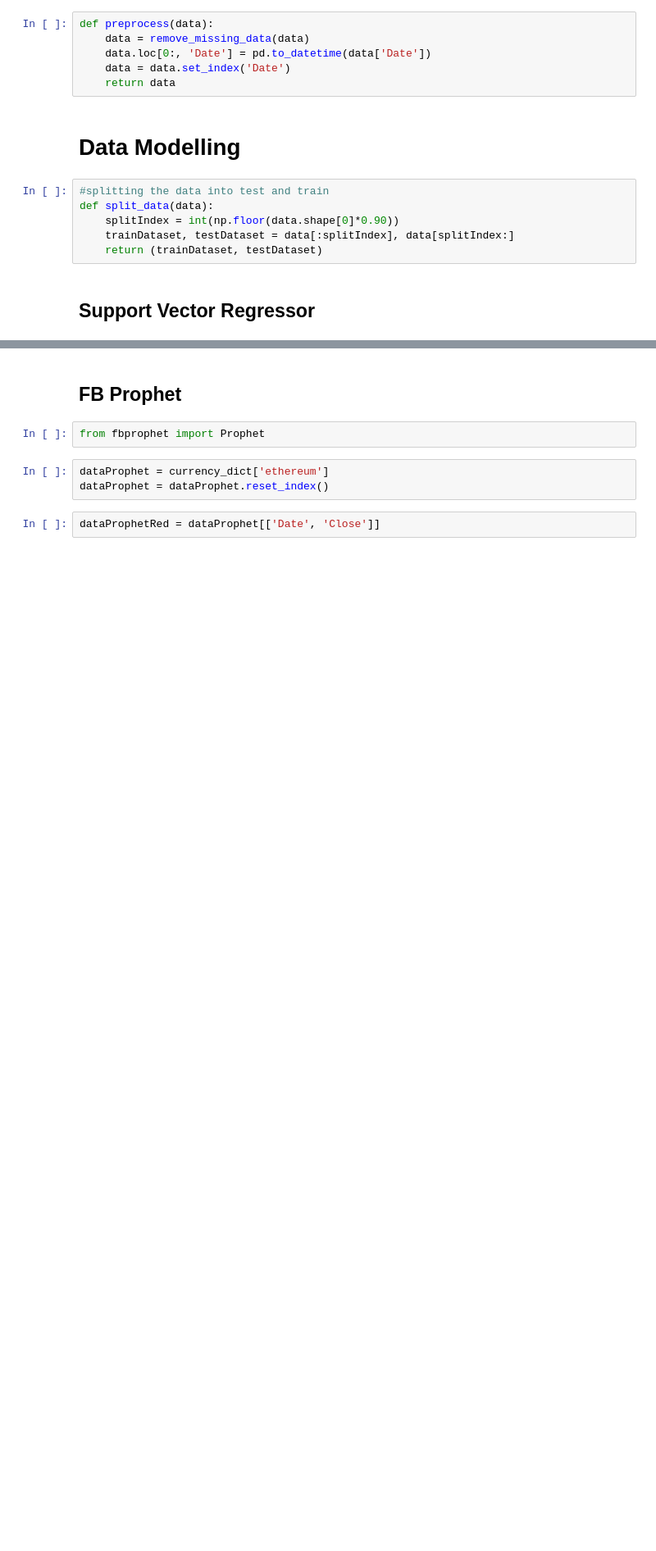
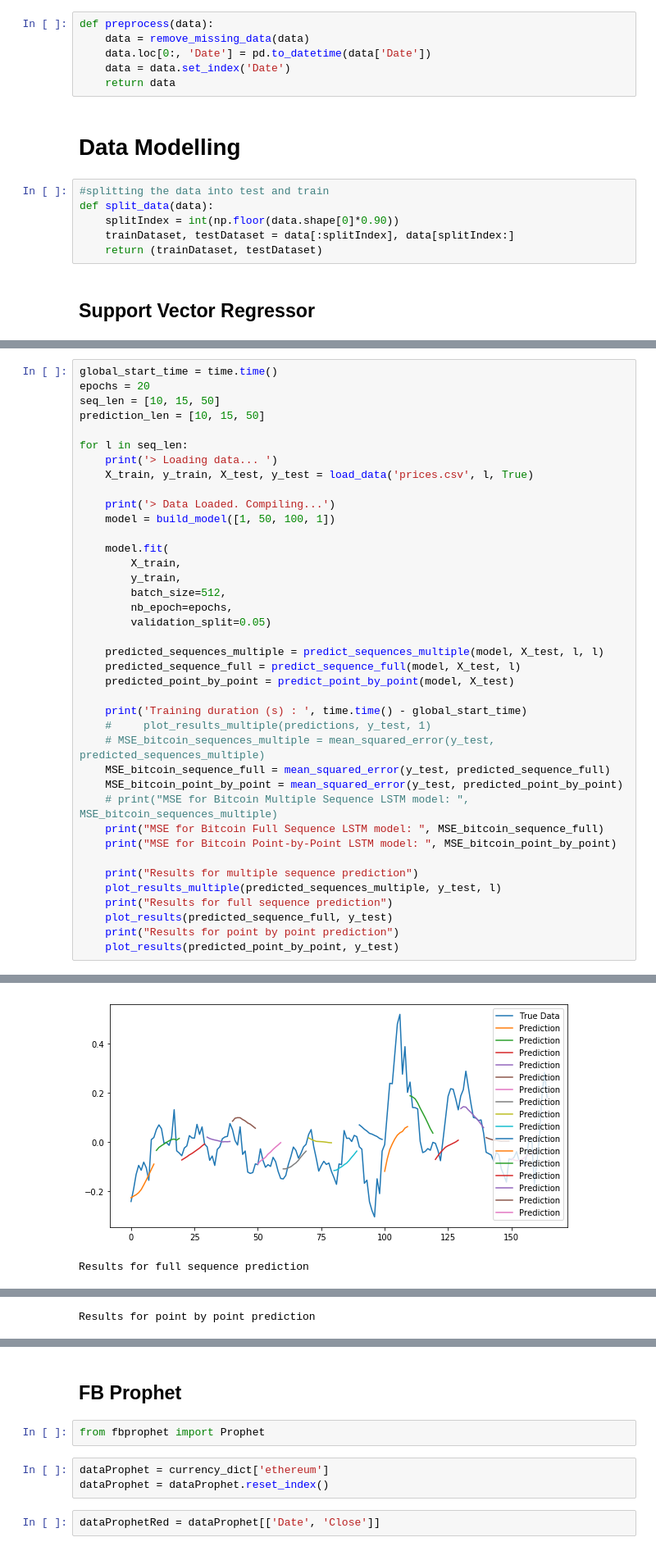
Before and after one commit to masinazarian/cryptocurrency-price-prediction, a Jupyter notebook: main.ipynb, the cells around one changed output, grey strips where cells are left out. Shown at 82% size. Drawn from its saved outputs; the diff is of its cells as text; blank space fills up the shorter version.

Commit message:
Added LSTM Multiple sequence, full sequence, and point-by-point variations

```diff
--- a/main.ipynb
+++ b/main.ipynb
@@ -296,0 +419,40 @@ plt.show()
+# %%
+global_start_time = time.time()
+epochs = 20
+seq_len = [10, 15, 50]
+prediction_len = [10, 15, 50]
+
+for l in seq_len:
+    print('> Loading data... ')
+    X_train, y_train, X_test, y_test = load_data('prices.csv', l, True)
+
+    print('> Data Loaded. Compiling...')
+    model = build_model([1, 50, 100, 1])
+
+    model.fit(
+        X_train,
+        y_train,
+        batch_size=512,
+        nb_epoch=epochs,
+        validation_split=0.05)
+
+    predicted_sequences_multiple = predict_sequences_multiple(model, X_test, l, l)
+    predicted_sequence_full = predict_sequence_full(model, X_test, l)
+    predicted_point_by_point = predict_point_by_point(model, X_test)
+
+    print('Training duration (s) : ', time.time() - global_start_time)
+    #     plot_results_multiple(predictions, y_test, 1)
+    # MSE_bitcoin_sequences_multiple = mean_squared_error(y_test, predicted_sequences_multiple)
+    MSE_bitcoin_sequence_full = mean_squared_error(y_test, predicted_sequence_full)
+    MSE_bitcoin_point_by_point = mean_squared_error(y_test, predicted_point_by_point)
+    # print("MSE for Bitcoin Multiple Sequence LSTM model: ", MSE_bitcoin_sequences_multiple)
+    print("MSE for Bitcoin Full Sequence LSTM model: ", MSE_bitcoin_sequence_full)
+    print("MSE for Bitcoin Point-by-Point LSTM model: ", MSE_bitcoin_point_by_point)
+
+    print("Results for multiple sequence prediction")
+    plot_results_multiple(predicted_sequences_multiple, y_test, l)
+    print("Results for full sequence prediction")
+    plot_results(predicted_sequence_full, y_test)
+    print("Results for point by point prediction")
+    plot_results(predicted_point_by_point, y_test)
+# %% [output]
@@ -296,0 +476,2 @@ plt.show()
+[figure, added]
+Results for full sequence prediction
@@ -296,0 +479 @@ plt.show()
+Results for point by point prediction
```
Also changed, not shown: parts of 16 cells of this notebook, 1 other file.
